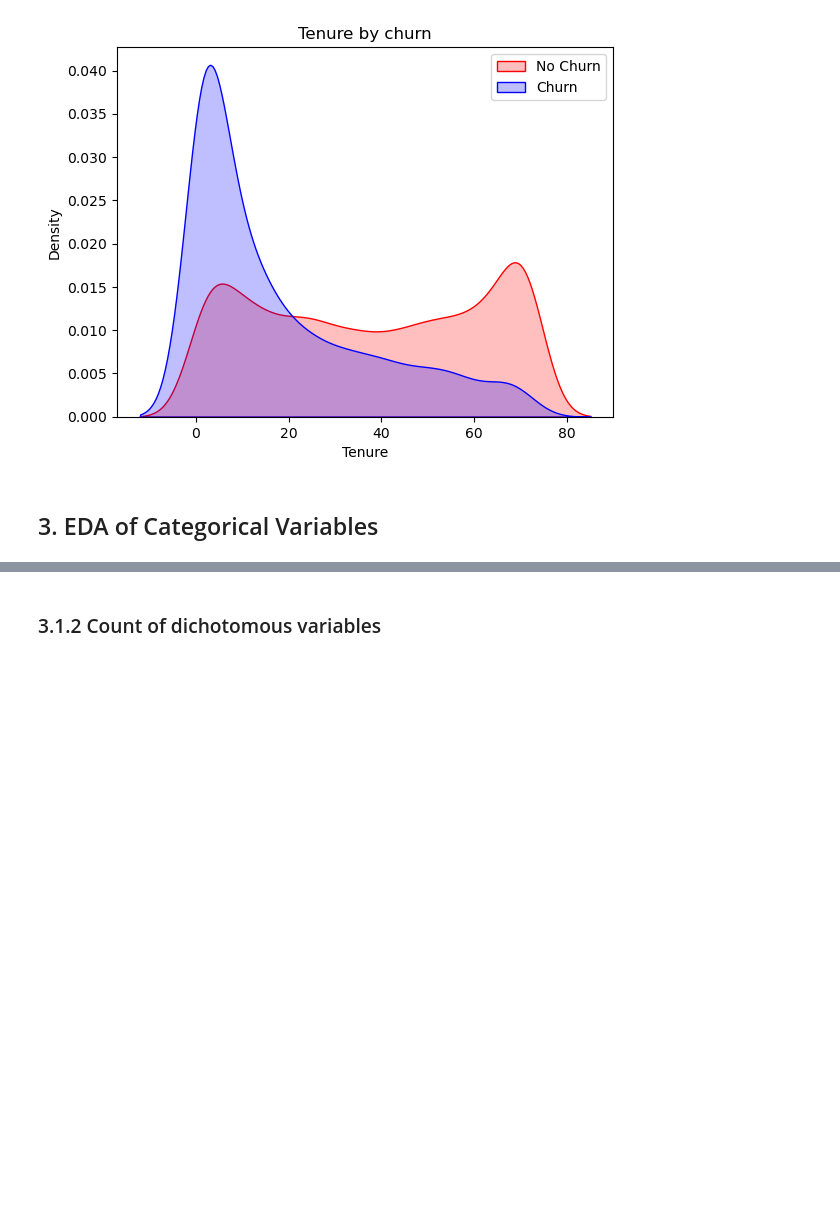
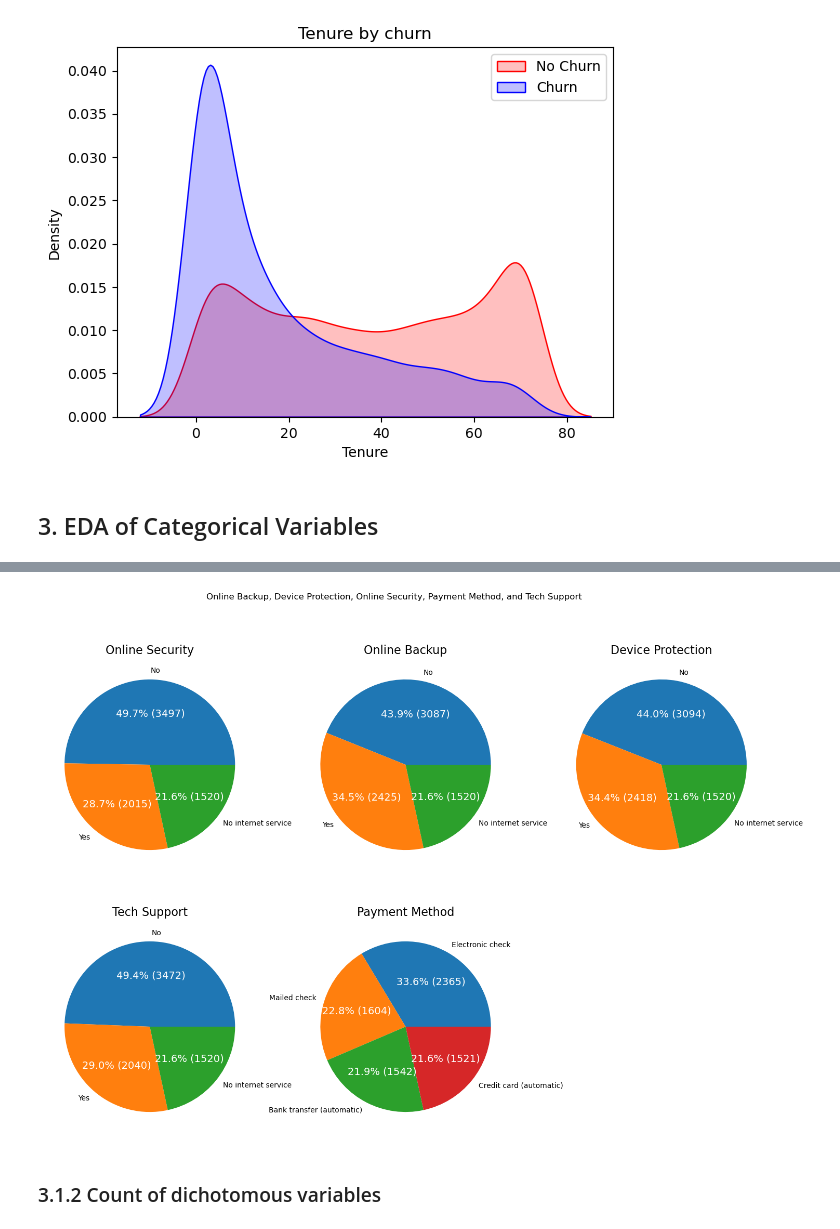
Before and after one commit to makina0928/Getting-started-with-ML, a Jupyter notebook: EDA_ML.ipynb, the cells around one changed output, grey strips where cells are left out. Drawn from its saved outputs; the diff is of its cells as text; code cells hidden in the pictures; blank space fills up the shorter version.

```diff
--- a/EDA_ML.ipynb
+++ b/EDA_ML.ipynb
@@ -464,19 +464,3 @@ Text(0.5, 1.0, 'Tenure by churn')
 [figure]
 # %% [markdown]
 ## 3. EDA of Categorical Variables
-# %%
-# Calculate the value counts for each payment method
-payment_counts = df['PaymentMethod'].value_counts().reset_index().rename(columns={'index':'Type', 'PaymentMethod': 'Count'})
-
-# Plot the pie chart using matplotlib
-plt.figure(figsize=(8, 6))
-patches, texts, autotexts = plt.pie(payment_counts['Count'], labels=payment_counts['Type'], autopct='%1.1f%%', startangle=90)
-plt.axis('equal')
-#plt.title()
-
-# Add numbers next to percentages
-for i, autotext in enumerate(autotexts):
-    autotext.set_text(f"{autotext.get_text()} ({payment_counts['Count'].iloc[i]})")
-
-# Display the Markdown heading and the pie chart
-plt.show()
@@ -545,2 +474,66 @@ plt.show()
+# %%
+# Create subplots with a 2x3 grid
+fig, axs = plt.subplots(2, 3, figsize=(18, 12))
+
+# Plot the pie chart for Online Security
+_, _, autotexts = axs[0, 0].pie(online_security_counts, labels=online_security_counts.index, autopct='%1.1f%%')
+axs[0, 0].set_title('Online Security', fontsize=16)  # Increase font size to 16
+
+# Add numbers next to percentages
+for autotext, count in zip(autotexts, online_security_counts):
+    autotext.set_color('white')
+    autotext.set_fontsize(14)
+    autotext.set_text(f"{autotext.get_text()} ({count})")
+
+# Plot the pie chart for Online Backup
+_, _, autotexts = axs[0, 1].pie(online_backup_counts, labels=online_backup_counts.index, autopct='%1.1f%%')
+axs[0, 1].set_title('Online Backup', fontsize=16)  # Increase font size to 16
+
+# Add numbers next to percentages
+for autotext, count in zip(autotexts, online_backup_counts):
+    autotext.set_color('white')
+    autotext.set_fontsize(14)
+    autotext.set_text(f"{autotext.get_text()} ({count})")
+
+# Plot the pie chart for Device Protection
+_, _, autotexts = axs[0, 2].pie(device_protection_counts, labels=device_protection_counts.index, autopct='%1.1f%%')
+axs[0, 2].set_title('Device Protection', fontsize=16)  # Increase font size to 16
+
+# Add numbers next to percentages
+for autotext, count in zip(autotexts, device_protection_counts):
+    autotext.set_color('white')
+    autotext.set_fontsize(14)
+    autotext.set_text(f"{autotext.get_text()} ({count})")
+
+# Plot the pie chart for Tech Support
+_, _, autotexts = axs[1, 0].pie(tech_support_counts, labels=tech_support_counts.index, autopct='%1.1f%%')
+axs[1, 0].set_title('Tech Support', fontsize=16)  # Increase font size to 16
+
+# Add numbers next to percentages
+for autotext, count in zip(autotexts, tech_support_counts):
+    autotext.set_color('white')
+    autotext.set_fontsize(14)
+    autotext.set_text(f"{autotext.get_text()} ({count})")
+
+# Plot the pie chart for Payment Method
+_, _, autotexts = axs[1, 1].pie(payment_method_counts, labels=payment_method_counts.index, autopct='%1.1f%%')
+axs[1, 1].set_title('Payment Method', fontsize=16)  # Increase font size to 16
+
+# Add numbers next to percentages
+for autotext, count in zip(autotexts, payment_method_counts):
+    autotext.set_color('white')
+    autotext.set_fontsize(14)
+    autotext.set_text(f"{autotext.get_text()} ({count})")
+
+# Remove the box from the bottom right subplot
+axs[1, 2].axis('off')
+
+# Add a super title
+fig.suptitle('Online Backup, Device Protection, Online Security, Payment Method, and Tech Support')
+
+# Show the plot
+plt.show()
+# %% [output]
+[figure, added]
 # %% [markdown]
 ### 3.1.2 Count of dichotomous variables
```
Also changed, not shown: parts of 14 cells of this notebook, 4 other files.
